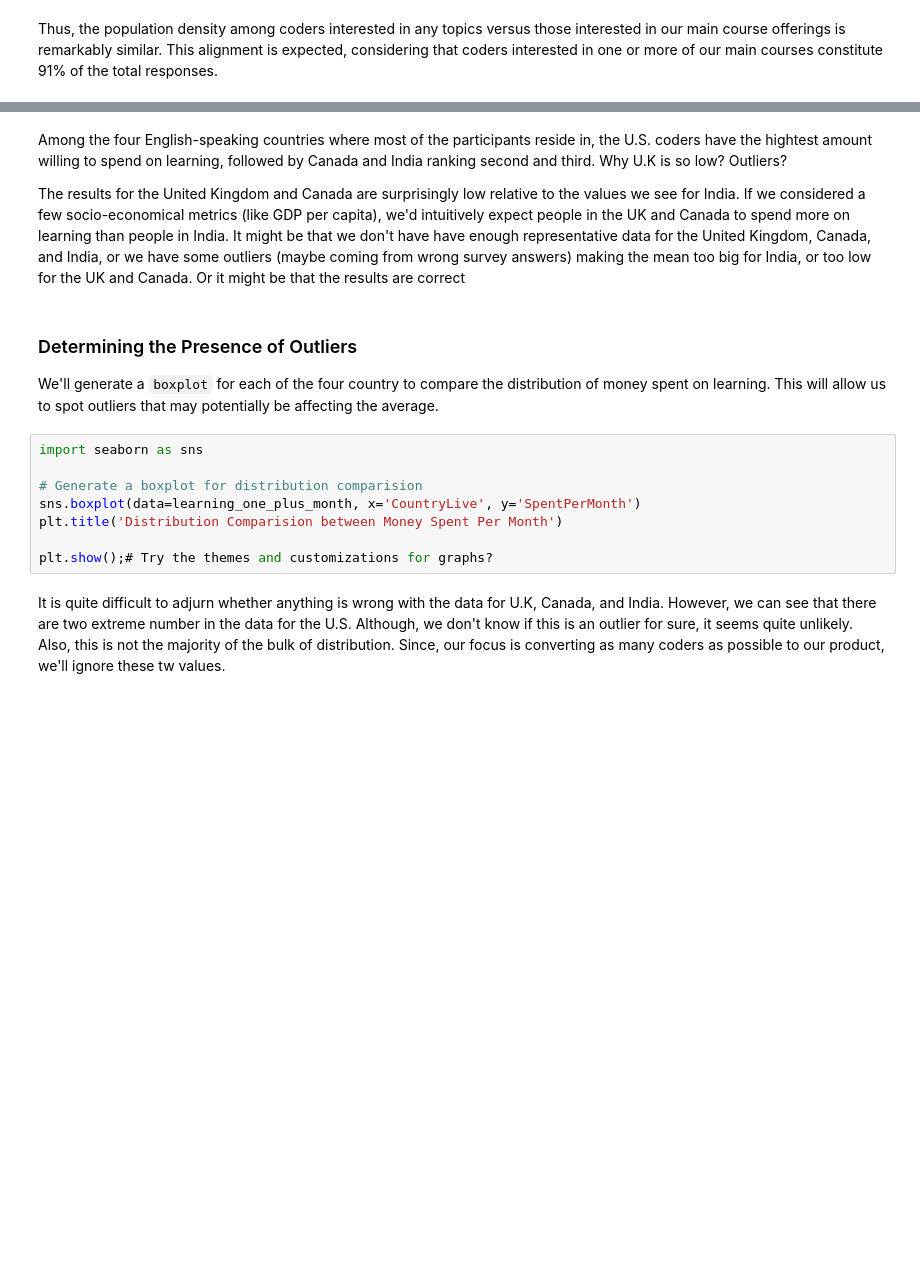
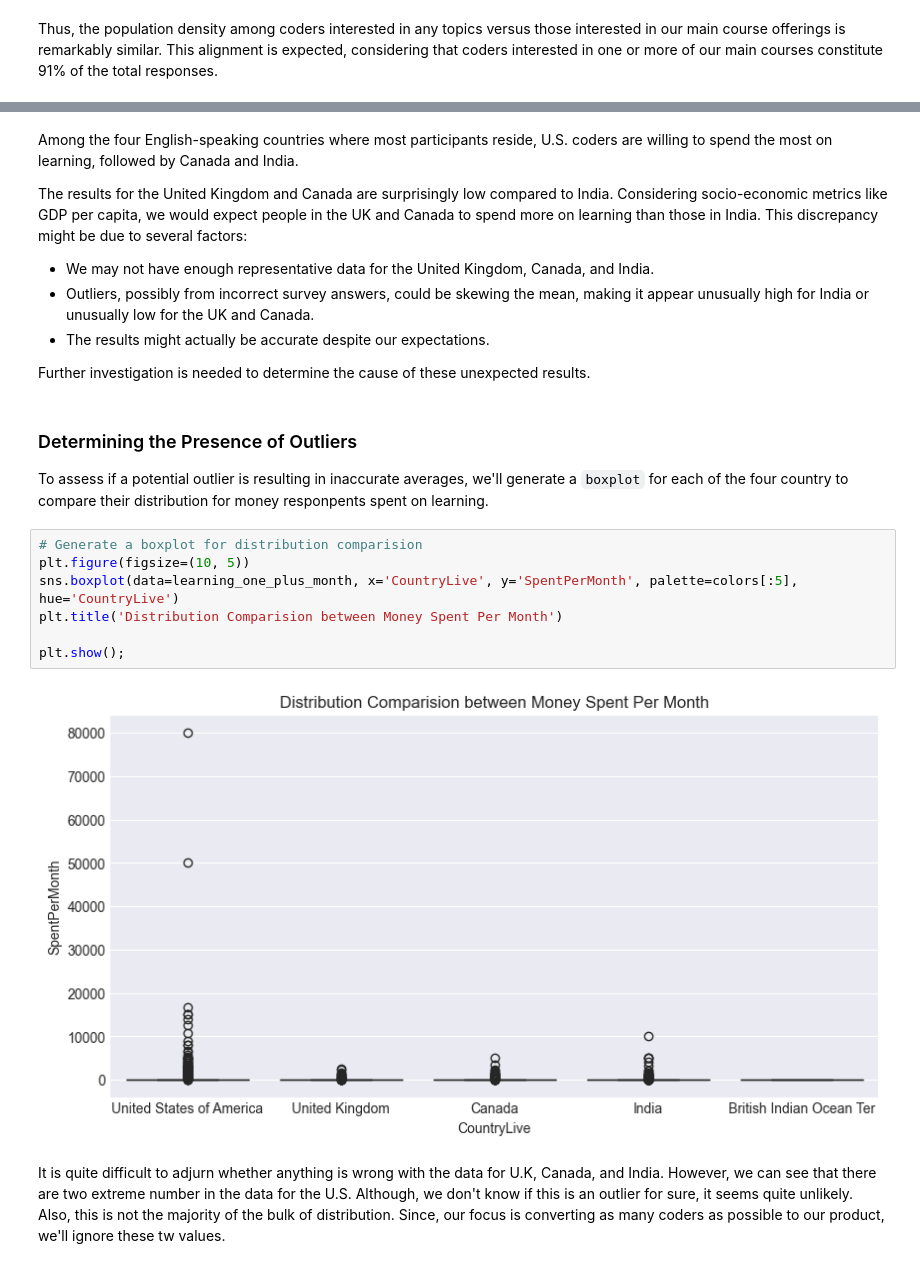
Before and after one commit to shree131/best-market-to-advertise-case_study, a Jupyter notebook: Best_Market_Analysis_Report.ipynb, the cells around one changed output, grey strips where cells are left out. Saved outputs shown, nothing was run; the diff lists cells and outputs as text; blank space fills up the shorter version.

```diff
--- a/Best_Market_Analysis_Report.ipynb
+++ b/Best_Market_Analysis_Report.ipynb
@@ -589,27 +620,26 @@ country_avergae_spending.sort_values(by='SpentPerMonth', ascending=False)
 # %% [markdown]
-Among the four English-speaking countries where most of the participants reside in, the U.S. coders have the hightest amount willing to spend on learning, followed by Canada and India ranking second and third. Why U.K is so low? Outliers?
+Among the four English-speaking countries where most participants reside, U.S. coders are willing to spend the most on learning, followed by Canada and India.
 
- The results for the United Kingdom and Canada are surprisingly low relative to the
-values we see for India. If we considered a few socio-economical metrics
-(like
-GDP per capita), we'd intuitively expect people in the UK and Canada to
-spend more on learning than people in India.
- It might be that we don't have have enough representative data for the United
-Kingdom, Canada, and India, or we have some outliers (maybe coming from
-wrong survey answers) making the mean too big for India, or too low for the UK
-and Canada. Or it might be that the results are correct
+The results for the United Kingdom and Canada are surprisingly low compared to India. Considering socio-economic metrics like GDP per capita, we would expect people in the UK and Canada to spend more on learning than those in India. This discrepancy might be due to several factors:
+
+- We may not have enough representative data for the United Kingdom, Canada, and India.
+- Outliers, possibly from incorrect survey answers, could be skewing the mean, making it appear unusually high for India or unusually low for the UK and Canada.
+- The results might actually be accurate despite our expectations.
+
+Further investigation is needed to determine the cause of these unexpected results.
 # %% [markdown]
 ### Determining the Presence of Outliers
 
-We'll generate a `boxplot` for each of the four country to compare the distribution of money spent on learning. This will allow us to spot outliers that may potentially be affecting the average.
+To assess if a potential outlier is resulting in inaccurate averages, we'll generate a `boxplot` for each of the four country to compare their distribution for money responpents spent on learning.
 # %%
-import seaborn as sns
-
 # Generate a boxplot for distribution comparision
-sns.boxplot(data=learning_one_plus_month, x='CountryLive', y='SpentPerMonth')
+plt.figure(figsize=(10, 5))
+sns.boxplot(data=learning_one_plus_month, x='CountryLive', y='SpentPerMonth', palette=colors[:5], hue='CountryLive')
 plt.title('Distribution Comparision between Money Spent Per Month')
 
-plt.show();# Try the themes and customizations for graphs?
+plt.show();
+# %% [output]
+[figure, added]
 # %% [markdown]
 It is quite difficult to adjurn whether anything is wrong with the data for U.K, Canada, and India. However, we can see that there are two extreme number in the data for the U.S. Although, we don't know if this is an outlier for sure, it seems quite unlikely. Also, this is not the majority of the bulk of distribution. Since, our focus is converting as many coders as possible to our product, we'll ignore these tw values.
 # %%
```
Also changed, not shown: parts of 43 cells of this notebook.
